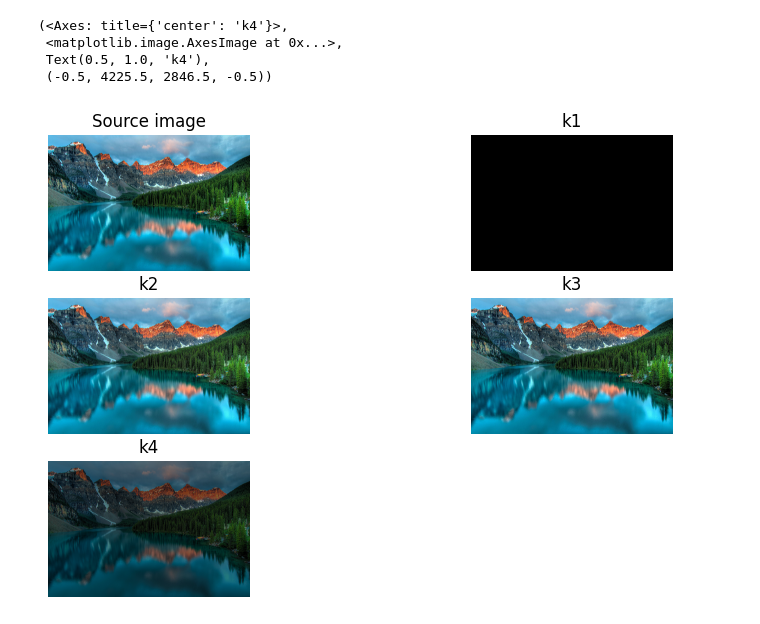
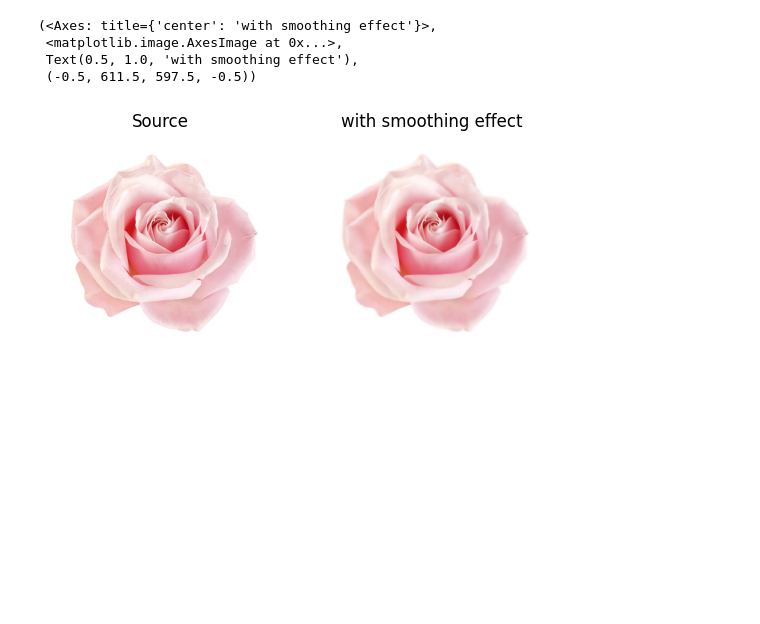
Before and after one commit to Mehrinsherasiya/machine-larning, a Jupyter notebook: Untitled.ipynb, the cells around one changed output. Cells and saved outputs as stored; diff of their text form; code cells hidden in the pictures; blank space fills up the shorter version.

```diff
--- a/Untitled.ipynb
+++ b/Untitled.ipynb
@@ -1,36 +1,16 @@
-# %%
-#Image Sharpening
-import cv2
-import matplotlib.pyplot as plt
-import numpy as np
-
-img=cv2.imread('nature.jpg')
-img=cv2.cvtColor(img,cv2.COLOR_BGR2RGB)
-
-#Creating the kerenel
-k1=np.array([[-1,-1,-1],[-1,-1,-1],[-1,-1,-1]])
-k2=np.array([[1,1,1],[1,-7,1],[1,1,1]])
-k3=np.array([[0,-1,0],[-1,5,-1],[0,-1,0]])
-k4=np.array([[-1,-1,-1,-1,-1],[-1,2,2,2,-1],[-1,2,8,2,-1],[-1,-1,-1,-1,-1]])/8
-
-
-#Applyin the kerenel
-img1=cv2.filter2D(img,-1,k1)
-img2=cv2.filter2D(img,-1,k2)
-img3=cv2.filter2D(img,-1,k3)
-img4=cv2.filter2D(img,-1,k4)
-
-
-plt.figure(figsize=(10,6))
-plt.subplot(3,2,1),plt.imshow(img),plt.title('Source image'),plt.axis('off')
-plt.subplot(3,2,2),plt.imshow(img1),plt.title('k1'),plt.axis('off')
-plt.subplot(3,2,3),plt.imshow(img2),plt.title('k2'),plt.axis('off')
-plt.subplot(3,2,4),plt.imshow(img3),plt.title('k3'),plt.axis('off')
-plt.subplot(3,2,5),plt.imshow(img4),plt.title('k4'),plt.axis('off')
-# %% [output]
-(<Axes: title={'center': 'k4'}>,
- <matplotlib.image.AxesImage at 0x...>,
- Text(0.5, 1.0, 'k4'),
- (-0.5, 4225.5, 2846.5, -0.5))
-[figure, removed]
+# %%
+#Applying advance image filters
+#1).Bilateral (for advanced smoothing effect)
+import cv2
+import matplotlib.pyplot as plt
+img=cv2.imread('rose.jpg')
+bilateral=cv2.bilateralFilter(img,d=9,sigmaColor=95,sigmaSpace=95)
+plt.subplot(1,2,1),plt.imshow(cv2.cvtColor(img,cv2.COLOR_BGR2RGB)),plt.title('Source'),plt.axis('off')
+plt.subplot(1,2,2),plt.imshow(cv2.cvtColor(bilateral,cv2.COLOR_BGR2RGB)),plt.title('with smoothing effect'),plt.axis('off')
+# %% [output]
+(<Axes: title={'center': 'with smoothing effect'}>,
+ <matplotlib.image.AxesImage at 0x...>,
+ Text(0.5, 1.0, 'with smoothing effect'),
+ (-0.5, 611.5, 597.5, -0.5))
+[figure, added]
 # %%
```
Also changed, not shown: parts of 6 cells of this notebook.
